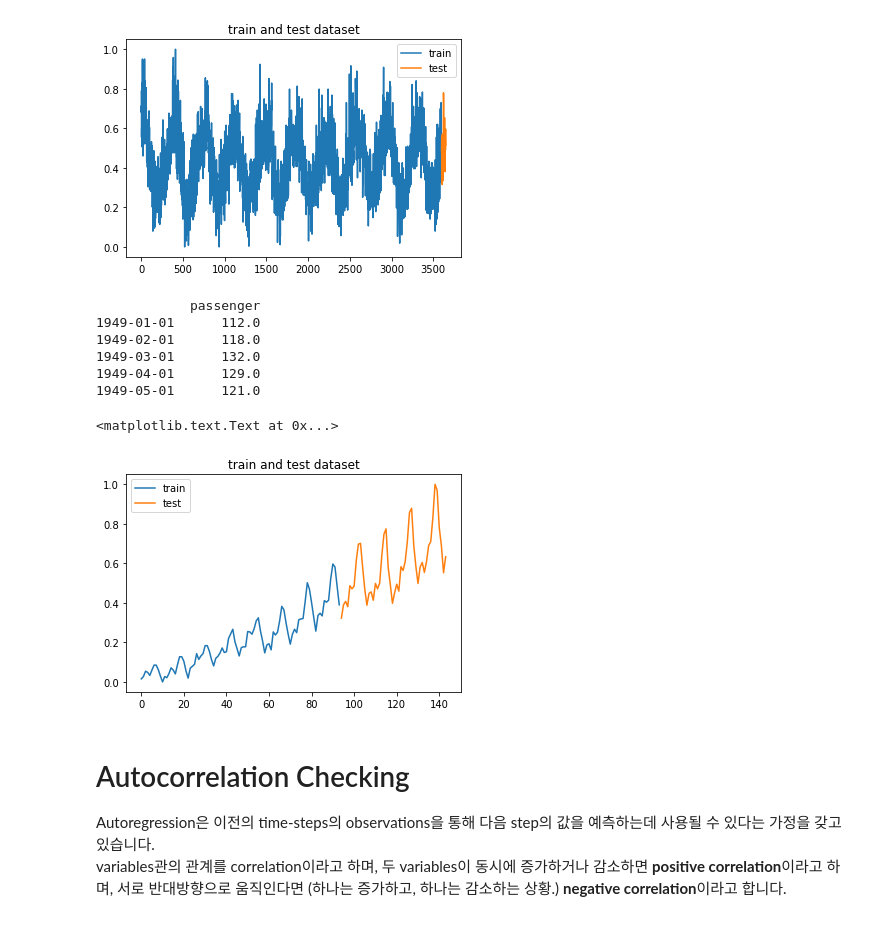
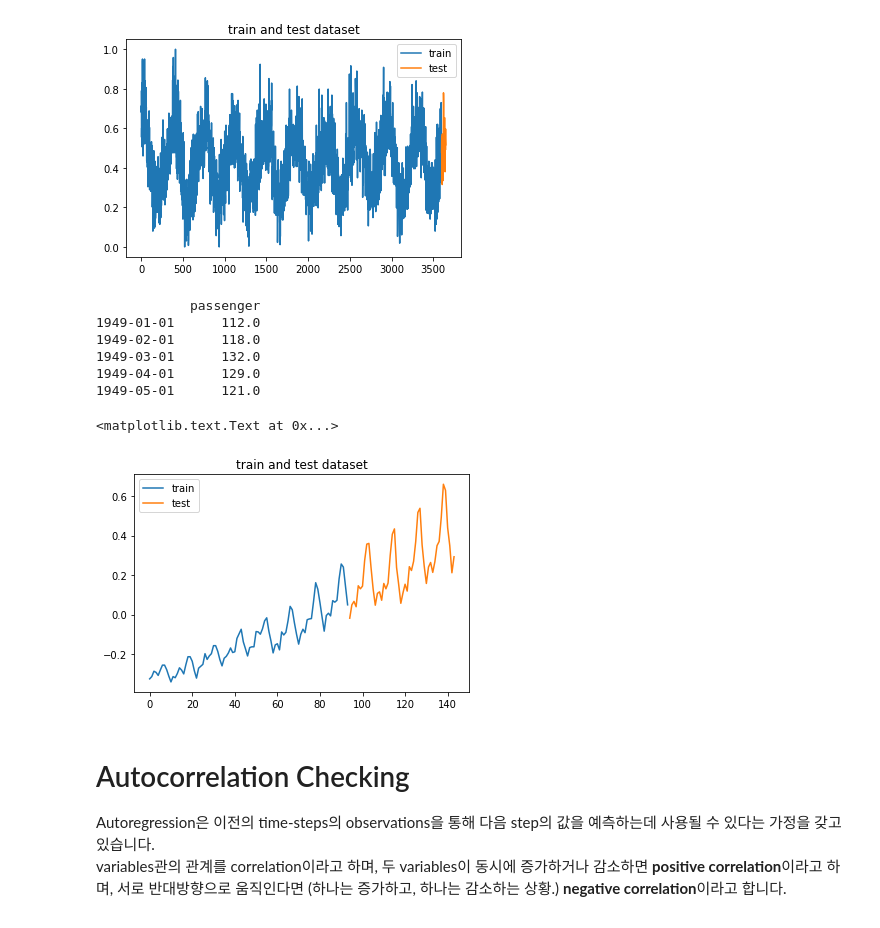
Before and after one commit to AndersonJo/arima-python, a Jupyter notebook: ARIMA.ipynb, the cells around one changed output. Saved outputs shown, nothing was run; the diff lists cells and outputs as text; code cells hidden in the pictures.

```diff
--- a/ARIMA.ipynb
+++ b/ARIMA.ipynb
@@ -85,29 +102,33 @@ title('train and test dataset')
 # %%
 dataframe = pd.read_csv('/dataset/time-series/international-airline-passengers/international-airline-passengers.csv',
                    names=[ 'passenger'], index_col=0,
                    skiprows=1)
 dataframe.index = pd.to_datetime(dataframe.index)
 dataframe = dataframe.astype('float64')
 print(dataframe.head())
 
 scaler = MinMaxScaler()
 data = scaler.fit_transform(dataframe.values.reshape((-1, 1)))
 
-train, test = data[:-TEST_SIZE], data[-TEST_SIZE:]
+# Mean Adjusted Time Series
+mu = np.mean(data)
+data_adjusted = data - mu
+
+train, test = data_adjusted[:-TEST_SIZE], data_adjusted[-TEST_SIZE:]
 
 plot(np.arange(len(train)), train, label='train')
 plot(np.arange(len(train), len(train)+len(test)), test, label='test')
 legend()
 title('train and test dataset')
 # %% [output]
             passenger
 1949-01-01      112.0
 1949-02-01      118.0
 1949-03-01      132.0
 1949-04-01      129.0
 1949-05-01      121.0
 <matplotlib.text.Text at 0x...>
-[figure, old version]
+[figure, new version]
 # %% [markdown]
 # Autocorrelation Checking
 
```
Also changed, not shown: parts of 26 cells of this notebook.
